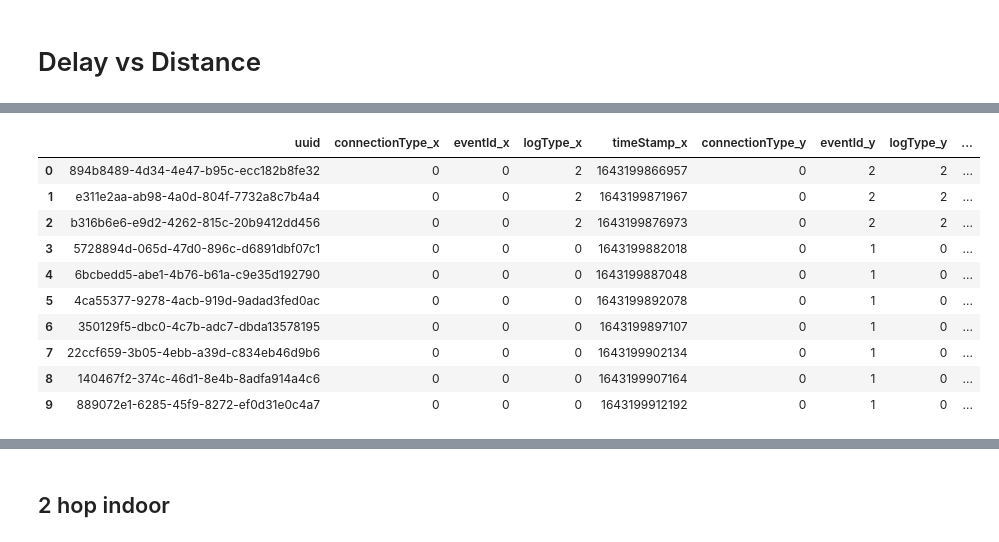
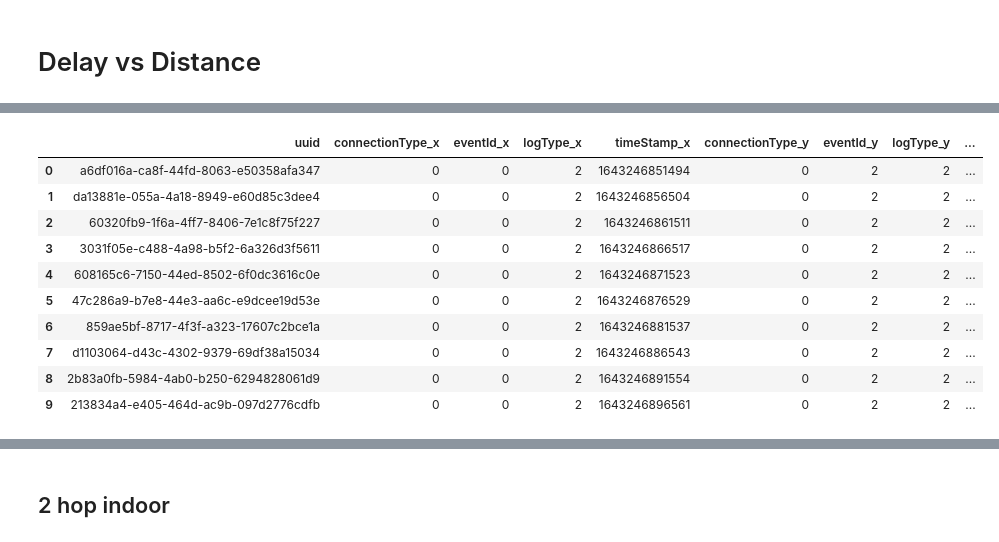
Before and after one commit to kavindaperera/meshify-stats, a Jupyter notebook: delay-boxplot.ipynb, the cells around one changed output, grey strips where cells are left out. Drawn from its saved outputs; the diff is of its cells as text; code cells hidden in the pictures.

```diff
--- a/delay-boxplot.ipynb
+++ b/delay-boxplot.ipynb
@@ -168,5 +219,5 @@ plt.show()
 # %% [markdown]
 # Delay vs Distance
 # %%
-result_elsa_2h_10m = pd.read_excel('result/result_elsa_2h_10m.xlsx', index_col=0)
+result_elsa_2h_15m = pd.read_excel('result/result_elsa_2h_15m.xlsx', index_col=0)
 # %%
@@ -176,3 +227,3 @@ result_elsa_2h_10m.shape
 # %%
-result_miranda_2h_10m = pd.read_excel('result/result_miranda_2h_10m.xlsx', index_col=0)
+result_miranda_2h_15m = pd.read_excel('result/result_miranda_2h_15m.xlsx', index_col=0)
 # %%
@@ -182,3 +233,3 @@ result_miranda_2h_10m.shape
 # %%
-df_2h_10m = pd.merge(result_miranda_2h_10m, result_elsa_2h_10m, on="uuid")
+df_2h_15m = pd.merge(result_miranda_2h_15m, result_elsa_2h_15m, on="uuid")
 # %%
@@ -188,14 +239,14 @@ df_2h_10m.shape
 # %%
-df_2h_10m.head(10)
+df_2h_15m.head(10)
 # %% [output]
 |  | uuid | connectionType_x | eventId_x | logType_x | timeStamp_x | connectionType_y | eventId_y | logType_y | ... |
-| 0 | 894b8489-4d34-4e47-b95c-ecc182b8fe32 | 0 | 0 | 2 | 1643199866957 | 0 | 2 | 2 | ... |
-| 1 | e311e2aa-ab98-4a0d-804f-7732a8c7b4a4 | 0 | 0 | 2 | 1643199871967 | 0 | 2 | 2 | ... |
-| 2 | b316b6e6-e9d2-4262-815c-20b9412dd456 | 0 | 0 | 2 | 1643199876973 | 0 | 2 | 2 | ... |
-| 3 | 5728894d-065d-47d0-896c-d6891dbf07c1 | 0 | 0 | 0 | 1643199882018 | 0 | 1 | 0 | ... |
-| 4 | 6bcbedd5-abe1-4b76-b61a-c9e35d192790 | 0 | 0 | 0 | 1643199887048 | 0 | 1 | 0 | ... |
-| 5 | 4ca55377-9278-4acb-919d-9adad3fed0ac | 0 | 0 | 0 | 1643199892078 | 0 | 1 | 0 | ... |
-| 6 | 350129f5-dbc0-4c7b-adc7-dbda13578195 | 0 | 0 | 0 | 1643199897107 | 0 | 1 | 0 | ... |
-| 7 | 22ccf659-3b05-4ebb-a39d-c834eb46d9b6 | 0 | 0 | 0 | 1643199902134 | 0 | 1 | 0 | ... |
-| 8 | 140467f2-374c-46d1-8e4b-8adfa914a4c6 | 0 | 0 | 0 | 1643199907164 | 0 | 1 | 0 | ... |
-| 9 | 889072e1-6285-45f9-8272-ef0d31e0c4a7 | 0 | 0 | 0 | 1643199912192 | 0 | 1 | 0 | ... |
+| 0 | a6df016a-ca8f-44fd-8063-e50358afa347 | 0 | 0 | 2 | 1643246851494 | 0 | 2 | 2 | ... |
+| 1 | da13881e-055a-4a18-8949-e60d85c3dee4 | 0 | 0 | 2 | 1643246856504 | 0 | 2 | 2 | ... |
+| 2 | 60320fb9-1f6a-4ff7-8406-7e1c8f75f227 | 0 | 0 | 2 | 1643246861511 | 0 | 2 | 2 | ... |
+| 3 | 3031f05e-c488-4a98-b5f2-6a326d3f5611 | 0 | 0 | 2 | 1643246866517 | 0 | 2 | 2 | ... |
+| 4 | 608165c6-7150-44ed-8502-6f0dc3616c0e | 0 | 0 | 2 | 1643246871523 | 0 | 2 | 2 | ... |
+| 5 | 47c286a9-b7e8-44e3-aa6c-e9dcee19d53e | 0 | 0 | 2 | 1643246876529 | 0 | 2 | 2 | ... |
+| 6 | 859ae5bf-8717-4f3f-a323-17607c2bce1a | 0 | 0 | 2 | 1643246881537 | 0 | 2 | 2 | ... |
+| 7 | d1103064-d43c-4302-9379-69df38a15034 | 0 | 0 | 2 | 1643246886543 | 0 | 2 | 2 | ... |
+| 8 | 2b83a0fb-5984-4ab0-b250-6294828061d9 | 0 | 0 | 2 | 1643246891554 | 0 | 2 | 2 | ... |
+| 9 | 213834a4-e405-464d-ac9b-097d2776cdfb | 0 | 0 | 2 | 1643246896561 | 0 | 2 | 2 | ... |
```
Also changed, not shown: parts of 24 cells of this notebook, 6 other files.
